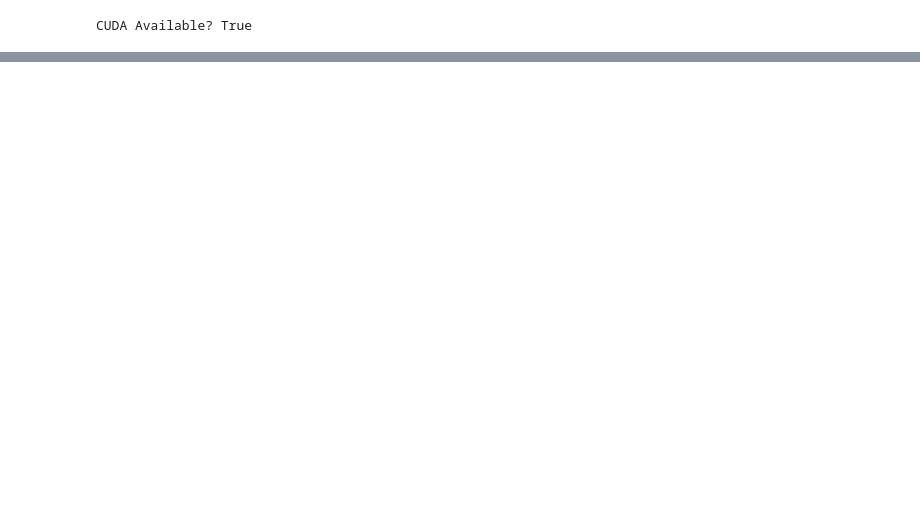
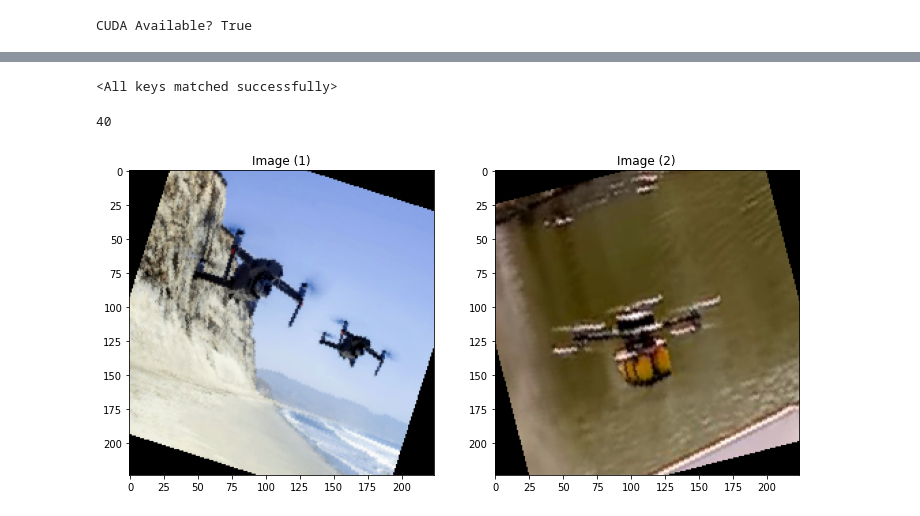
Before and after one commit to sobti/TSAI, a Jupyter notebook: Drone Prediction/MobilenetV2_Model.ipynb, the cells around one changed output, grey strips where cells are left out. Saved outputs shown, nothing was run; the diff lists cells and outputs as text; code cells hidden in the pictures; blank space fills up the shorter version.

```diff
--- a/Drone Prediction/MobilenetV2_Model.ipynb
+++ b/Drone Prediction/MobilenetV2_Model.ipynb
@@ -267,12 +315,25 @@ torch.manual_seed(SEED)
 if cuda:
   torch.cuda.manual_seed(SEED)
 
-train_dataset, valid_dataset = torch.utils.data.random_split(final_dataset, (12052, 5165))
+def my_collate(batch):
+    data={}
+    data['total_drones'] = [(item['total_drones']) for item in batch]
+    data['total_drones'] = (torch.Tensor(data['total_drones'][0])).unsqueeze(dim=0)
+    data['labels'] = [item['labels'] for item in batch]
+    data['labels'] = torch.LongTensor(data['labels'])
 
-trainloader = torch.utils.data.DataLoader(train_dataset, batch_size=40,
-                                          shuffle=True, num_workers=2)
-testloader = torch.utils.data.DataLoader(valid_dataset, batch_size=40,
-                                         shuffle=False, num_workers=2)
+   # return [data['total_drones'], data['labels']]
+    return data
+train_dataset, valid_dataset = torch.utils.data.random_split(final_dataset, (7000, 3473))
+
+trainloader = torch.utils.data.DataLoader(train_dataset, batch_size=1,
+                                          shuffle=True, num_workers=2,collate_fn=my_collate)
+testloader = torch.utils.data.DataLoader(valid_dataset, batch_size=1,
+                                         shuffle=False, num_workers=2,collate_fn=my_collate)
+#trainloader = torch.utils.data.DataLoader(train_dataset, batch_size=16,
+#                                          shuffle=True, num_workers=2,)
+#testloader = torch.utils.data.DataLoader(valid_dataset, batch_size=16,
+#                                         shuffle=False, num_workers=2)
 # %% [output]
 CUDA Available? True
 # %%
@@ -363,7 +432,7 @@ optimizer = optim.SGD(model.parameters(), lr=0.01, momentum=0.90,weight_decay=0.
 scheduler=StepLR(optimizer,step_size=5,gamma=0.1)
 
 
-EPOCHS = 5
+EPOCHS = 1
 for epoch in range(EPOCHS):
     print("EPOCH:", epoch)
     train(model, device, trainloader, optimizer, epoch)
@@ -387,5 +441,6 @@ Test set: Average loss: 0.0137, Accuracy: 4102/5165 (79.42%)
 # %%
 data=(next(iter(testloader)))
-out=model(data['total_drones'].to(device))
+model.to('cuda')
+out=model(data['total_drones'].to('cuda'))
 # %%
 pred = out.argmax(dim=1, keepdim=True)
@@ -416,0 +450,5 @@ tensor([1, 0, 1, 1, 3, 2, 1, 2, 2, 0, 2, 0, 0, 0, 0, 2, 2, 1, 0, 1, 2, 3, 0, 2,
+# %%
+device = torch.device('cuda')
+model.load_state_dict(torch.load('Mobilenet.pt', map_location=device))
+# %% [output]
+<All keys matched successfully>
@@ -417 +457,5 @@ tensor([1, 0, 1, 1, 3, 2, 1, 2, 2, 0, 2, 0, 0, 0, 0, 2, 2, 1, 0, 1, 2, 3, 0, 2,
+# %%
+len(final)
+# %% [output]
+40
 # %%
@@ -418,0 +463,13 @@ torch.save(model.state_dict(),'Mobilenet.pt')
+# %%
+final=torch.eq(data['labels'].to('cpu'),pred.squeeze().to('cpu'))
+images_out=[]
+title_out=[]
+for i in range(len(final)):
+
+  if final[i].item() == False:
+   images_out.append(np.transpose(data['total_drones'][i].cpu().detach().numpy(),(1,2,0)))
+   title_out.append(pred[i][0].item())
+# %%
+show_images(images_out)
+# %% [output]
+[figure, added]
```
Also changed, not shown: parts of 25 cells of this notebook.
